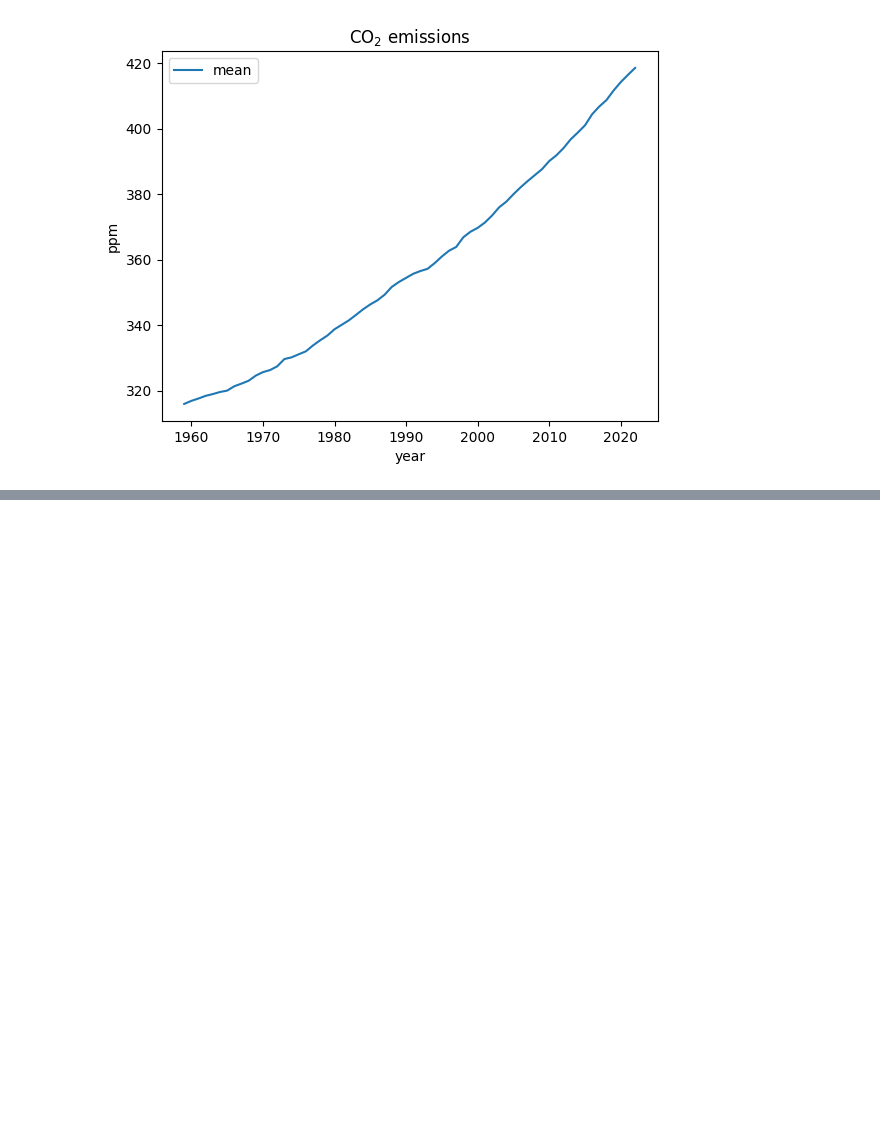
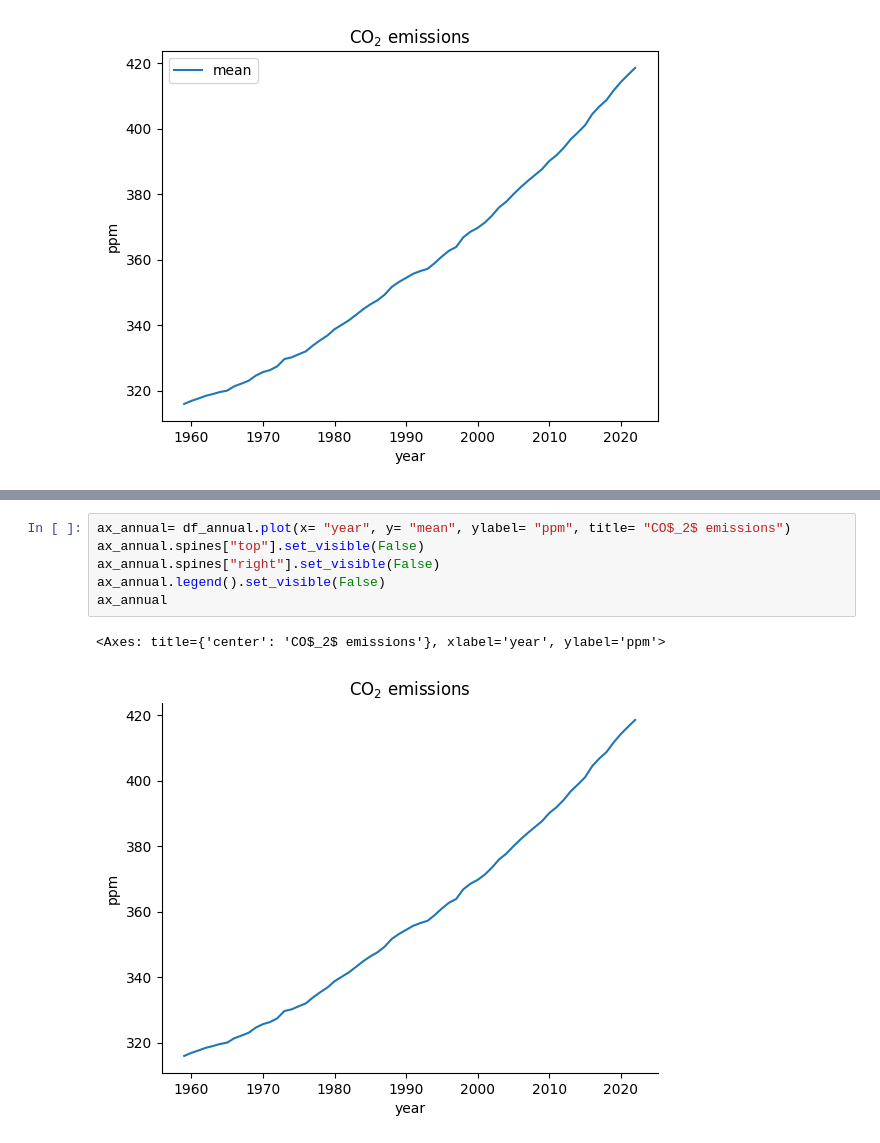
Before and after one commit to MiltonOberg/Python-Milton--sterberg-OPA23, a Jupyter notebook: CodeAlongs/Lec10_data_storytelling.ipynb, the cells around one changed output, grey strips where cells are left out. Saved outputs shown, nothing was run; the diff lists cells and outputs as text; blank space fills up the shorter version.

```diff
--- a/CodeAlongs/Lec10_data_storytelling.ipynb
+++ b/CodeAlongs/Lec10_data_storytelling.ipynb
@@ -34,0 +96,9 @@ df_annual.plot(x= "year", y= "mean", ylabel= "ppm", title= "CO$_2$ emissions")
+# %%
+ax_annual= df_annual.plot(x= "year", y= "mean", ylabel= "ppm", title= "CO$_2$ emissions")
+ax_annual.spines["top"].set_visible(False)
+ax_annual.spines["right"].set_visible(False)
+ax_annual.legend().set_visible(False)
+ax_annual
+# %% [output]
+<Axes: title={'center': 'CO$_2$ emissions'}, xlabel='year', ylabel='ppm'>
+[figure, added]
```
Also changed, not shown: parts of 9 cells of this notebook.
